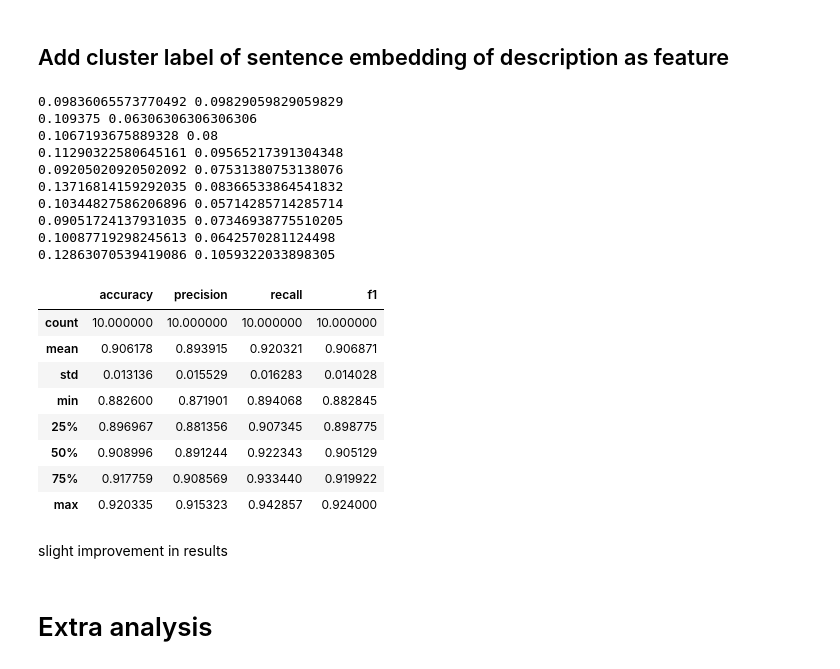
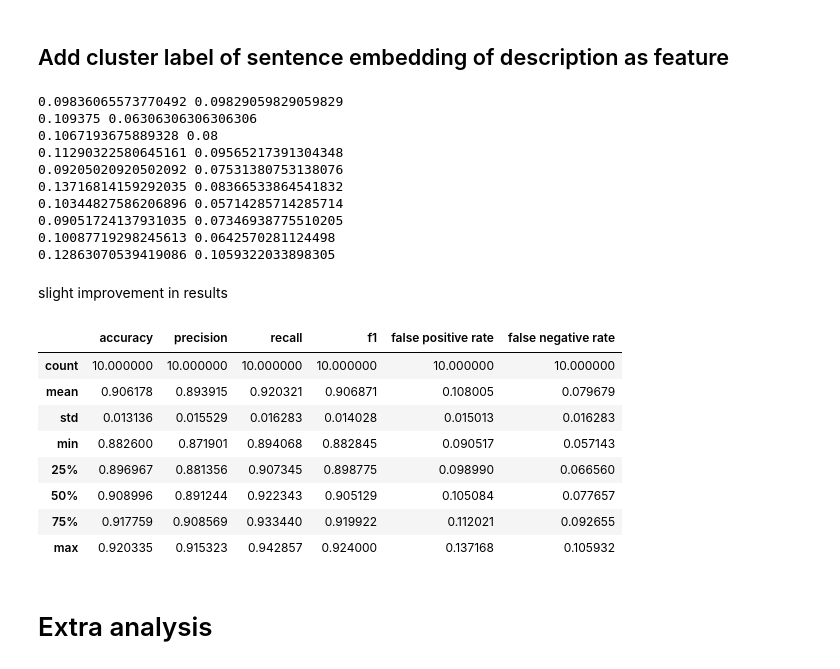
Before and after one commit to ben-dom393/DSA4263_Dating_Fraud, a Jupyter notebook: notebooks/profiles_logistic_regression.ipynb, the cells around one changed output. Cells and saved outputs as stored; diff of their text form; code cells hidden in the pictures.

```diff
--- a/notebooks/profiles_logistic_regression.ipynb
+++ b/notebooks/profiles_logistic_regression.ipynb
@@ -577,7 +582,7 @@ plt.show()
 # %% [markdown]
 ## Add cluster label of sentence embedding of description as feature
 # %%
-report = pd.DataFrame(columns=['accuracy', 'precision', 'recall', 'f1',])
+report = pd.DataFrame(columns=['accuracy', 'precision', 'recall', 'f1','false positive rate','false negative rate'])
 for i, (train_idx, val_idx) in enumerate(kf.split(X)):
     X_train, X_val = X.iloc[train_idx], X.iloc[val_idx]
     y_train, y_val = y.iloc[train_idx], y.iloc[val_idx]
@@ -602,18 +607,22 @@ for i, (train_idx, val_idx) in enumerate(kf.split(X)):
     # fit a logistic regression model to the data
     LR_combined = LogisticRegression(max_iter=1000)
     LR_combined.fit(X_train_combined, y_train)
+     # Make predictions on validation data
+    y_pred = LR_combined.predict(X_val_combined)
 
-    # make a prediction
-    y_pred = LR_combined.predict(X_val_combined)
+    # Calculate false positive rate and false negative rate
     tn, fp, fn, tp = confusion_matrix(y_val, y_pred).ravel()
     fpr = fp / (fp + tn)
     fnr = fn / (fn + tp)
     print(fpr,fnr)
 
-    # add the results to the report
-    report.loc[i] = [accuracy_score(y_val, y_pred), precision_score(y_val, y_pred), recall_score(y_val, y_pred), f1_score(y_val, y_pred)]
+    # Add the results to the report
+    report.loc[i] = [accuracy_score(y_val, y_pred), precision_score(y_val, y_pred),
+                     recall_score(y_val, y_pred), f1_score(y_val, y_pred),
+                     fpr, fnr]
 
-report.describe()
+# Compute summary statistics of the report
+report_summary = report.describe()
 # %% [output]
 0.09836065573770492 0.09829059829059829
 0.109375 0.06306306306306306
@@ -625,17 +634,20 @@ report.describe()
 0.09051724137931035 0.07346938775510205
 0.10087719298245613 0.0642570281124498
 0.12863070539419086 0.1059322033898305
-|  | accuracy | precision | recall | f1 |
-| count | 10.000000 | 10.000000 | 10.000000 | 10.000000 |
-| mean | 0.906178 | 0.893915 | 0.920321 | 0.906871 |
-| std | 0.013136 | 0.015529 | 0.016283 | 0.014028 |
-| min | 0.882600 | 0.871901 | 0.894068 | 0.882845 |
-| 25% | 0.896967 | 0.881356 | 0.907345 | 0.898775 |
-| 50% | 0.908996 | 0.891244 | 0.922343 | 0.905129 |
-| 75% | 0.917759 | 0.908569 | 0.933440 | 0.919922 |
-| max | 0.920335 | 0.915323 | 0.942857 | 0.924000 |
 # %% [markdown]
 slight improvement in results
+# %%
+report_summary
+# %% [output]
+|  | accuracy | precision | recall | f1 | false positive rate | false negative rate |
+| count | 10.000000 | 10.000000 | 10.000000 | 10.000000 | 10.000000 | 10.000000 |
+| mean | 0.906178 | 0.893915 | 0.920321 | 0.906871 | 0.108005 | 0.079679 |
+| std | 0.013136 | 0.015529 | 0.016283 | 0.014028 | 0.015013 | 0.016283 |
+| min | 0.882600 | 0.871901 | 0.894068 | 0.882845 | 0.090517 | 0.057143 |
+| 25% | 0.896967 | 0.881356 | 0.907345 | 0.898775 | 0.098990 | 0.066560 |
+| 50% | 0.908996 | 0.891244 | 0.922343 | 0.905129 | 0.105084 | 0.077657 |
+| 75% | 0.917759 | 0.908569 | 0.933440 | 0.919922 | 0.112021 | 0.092655 |
+| max | 0.920335 | 0.915323 | 0.942857 | 0.924000 | 0.137168 | 0.105932 |
 # %% [markdown]
 # Extra analysis
 # %% [markdown]
```
Also changed, not shown: parts of 3 cells of this notebook.
